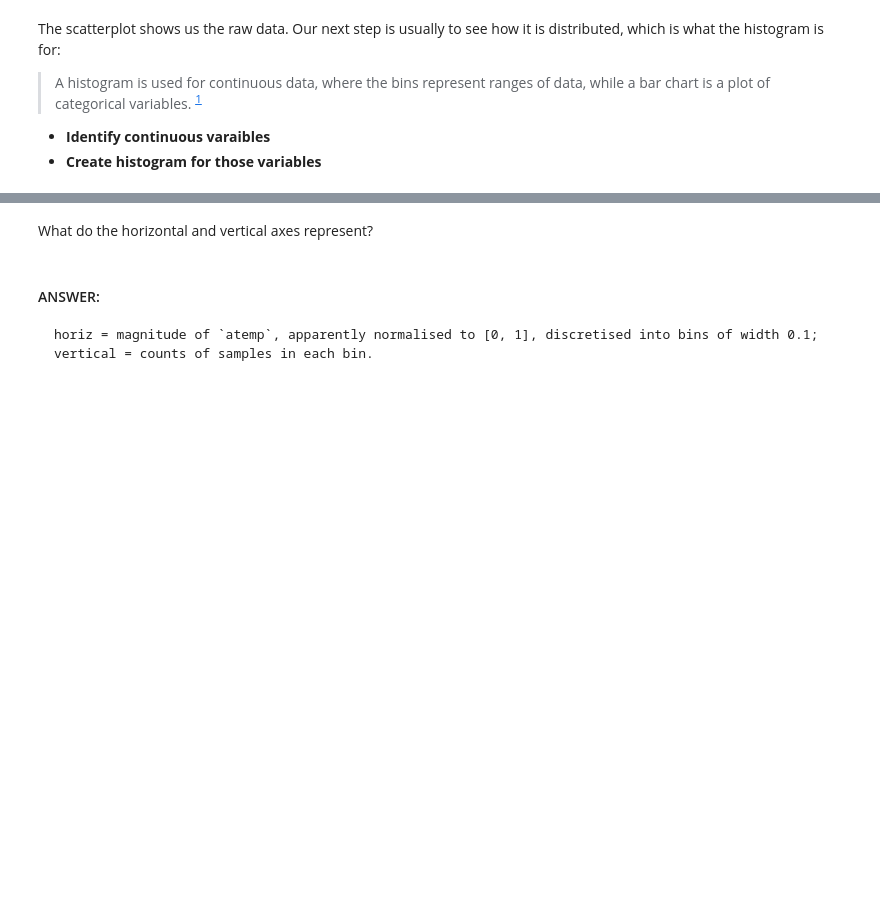
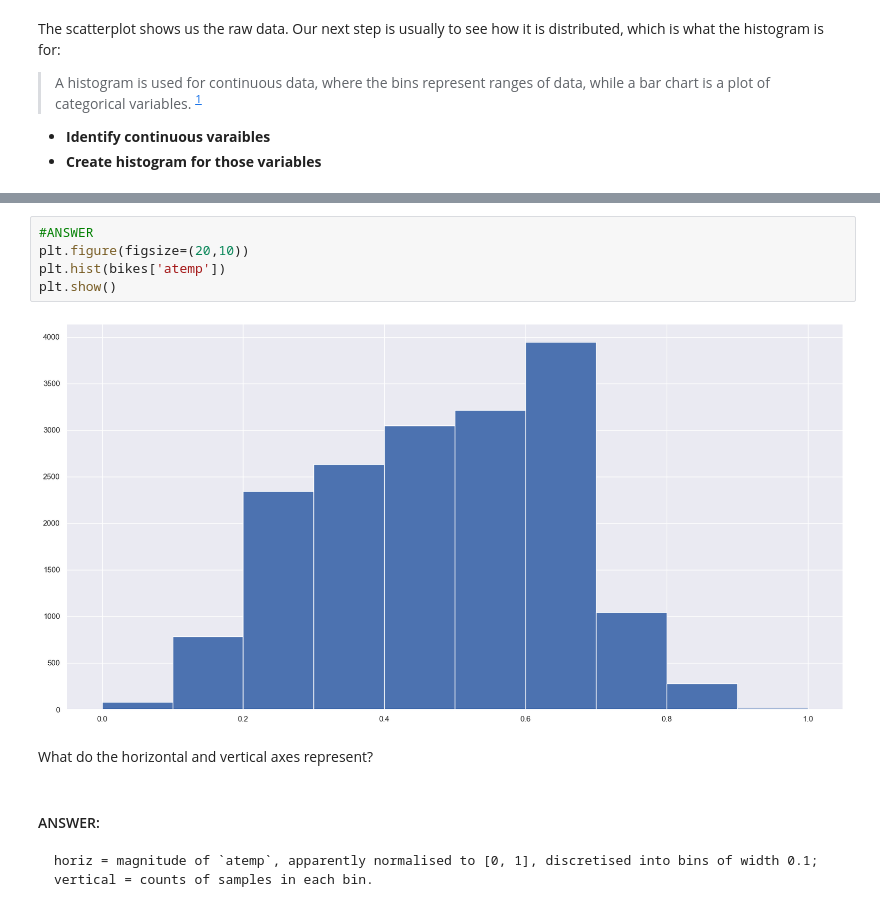
Before and after one commit to divraj2022/IOD_DIV, a Jupyter notebook: Module 2/IOD_Lab 2.1.2.ipynb, the cells around one changed output, grey strips where cells are left out. Saved outputs shown, nothing was run; the diff lists cells and outputs as text; blank space fills up the shorter version.

```diff
--- a/Module 2/IOD_Lab 2.1.2.ipynb
+++ b/Module 2/IOD_Lab 2.1.2.ipynb
@@ -65,3 +122,10 @@ The scatterplot shows us the raw data. Our next step is usually to see how it is
+# %%
+#ANSWER
+plt.figure(figsize=(20,10))
+plt.hist(bikes['atemp'])
+plt.show()
+# %% [output]
+[figure, added]
 # %% [markdown]
 What do the horizontal and vertical axes represent?
 # %% [markdown]
```
Also changed, not shown: parts of 71 cells of this notebook, 12 other files.
